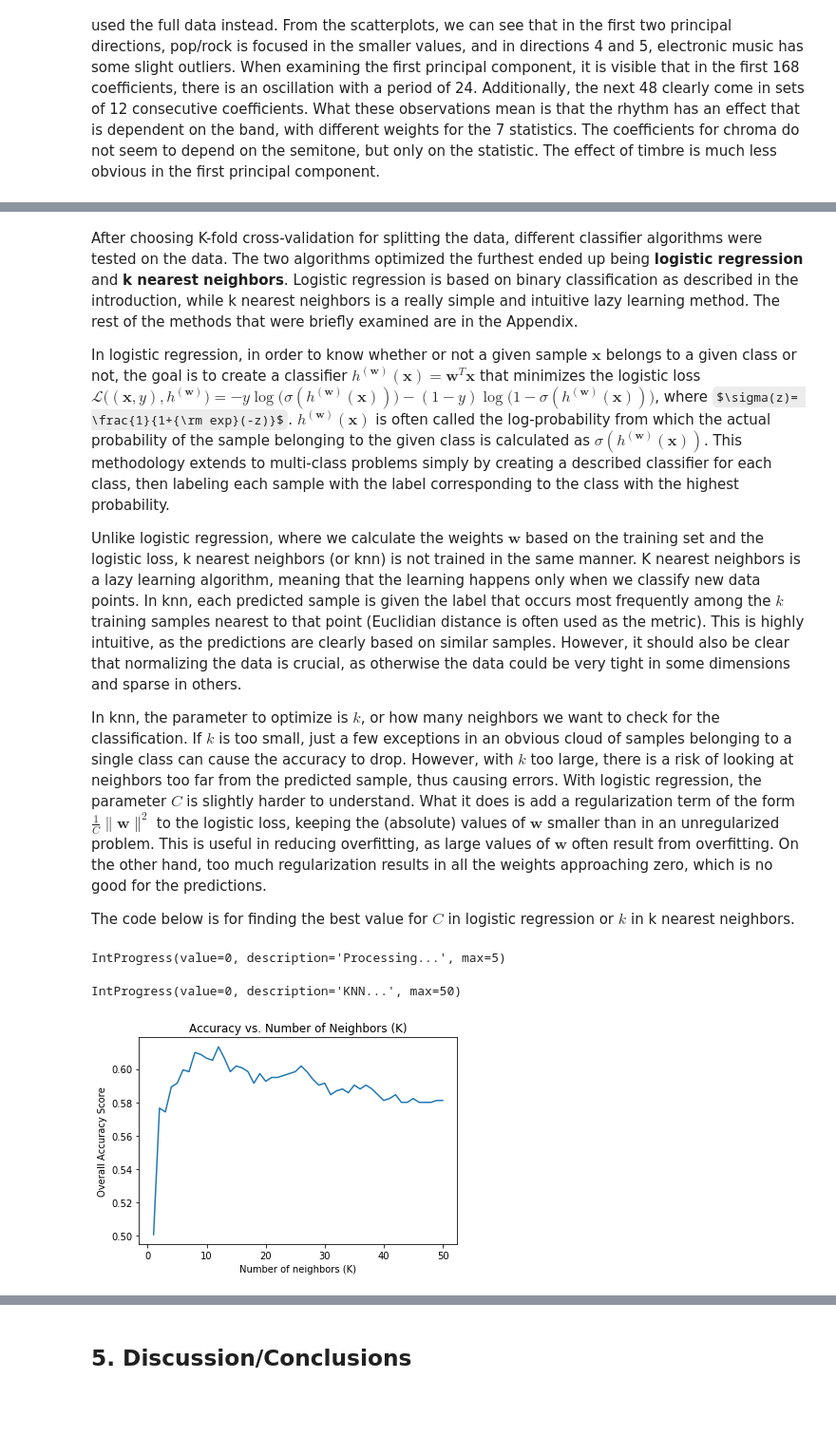
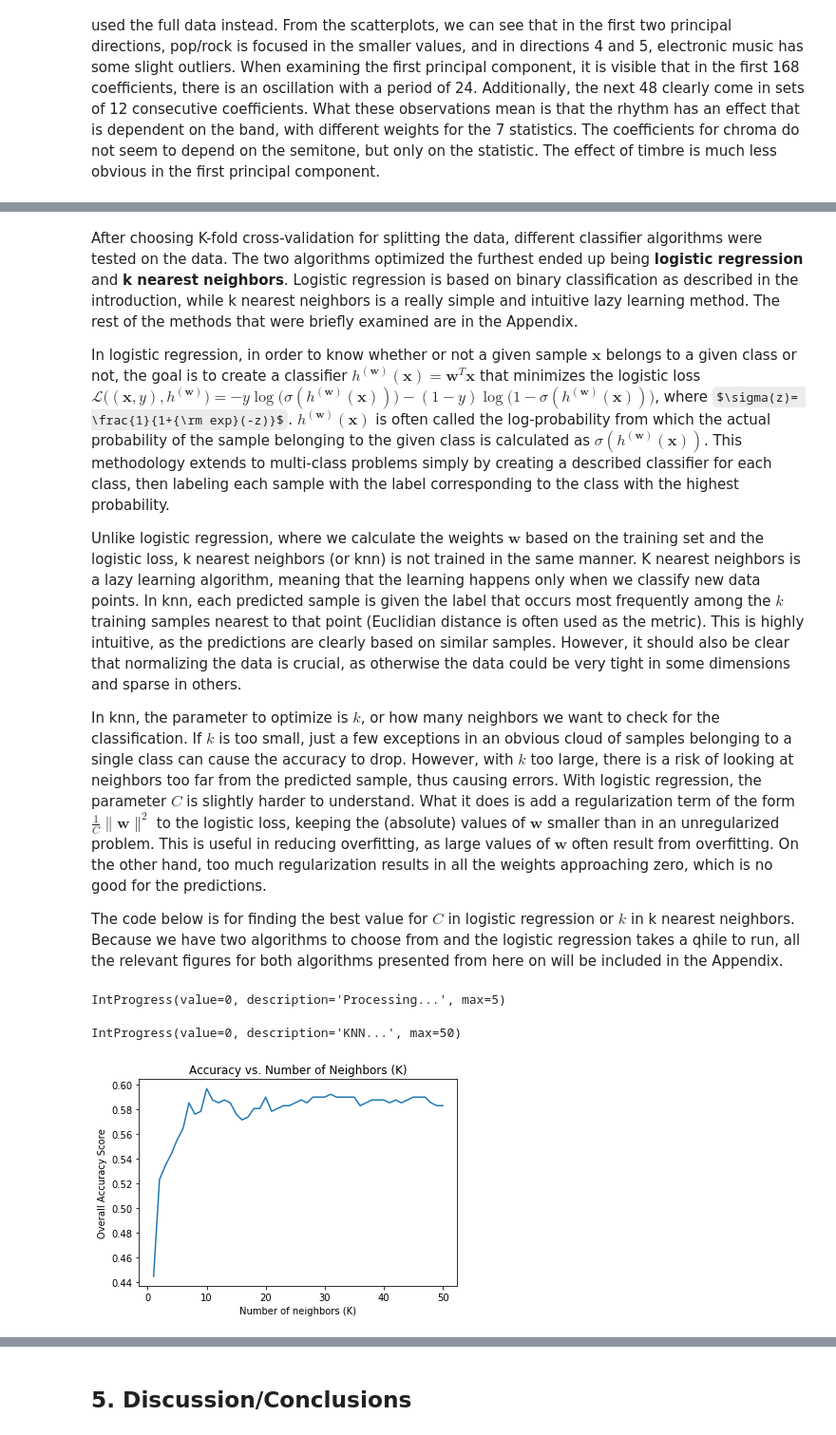
Before and after one commit to abdullahkhan93/MLBP-2018, a Jupyter notebook: Project Report.ipynb, the cells around one changed output, grey strips where cells are left out. Shown at 95% size. Drawn from its saved outputs; the diff is of its cells as text; code cells hidden in the pictures; some formulas as TeX source; blank space fills up the shorter version.

```diff
--- a/Project Report.ipynb
+++ b/Project Report.ipynb
@@ -345,12 +346,12 @@ Unlike logistic regression, where we calculate the weights $\boldsymbol{w}$ base
 
 In knn, the parameter to optimize is $k$, or how many neighbors we want to check for the classification. If $k$ is too small, just a few exceptions in an obvious cloud of samples belonging to a single class can cause the accuracy to drop. However, with $k$ too large, there is a risk of looking at neighbors too far from the predicted sample, thus causing errors. With logistic regression, the parameter $C$ is slightly harder to understand. What it does is add a regularization term of the form $\frac{1}{C} \| \boldsymbol{w} \|^2$ to the logistic loss, keeping the (absolute) values of $\boldsymbol{w}$ smaller than in an unregularized problem. This is useful in reducing overfitting, as large values of $\boldsymbol{w}$ often result from overfitting. On the other hand, too much regularization results in all the weights approaching zero, which is no good for the predictions.
 
-The code below is for finding the best value for $C$ in logistic regression or $k$ in k nearest neighbors.
+The code below is for finding the best value for $C$ in logistic regression or $k$ in k nearest neighbors. Because we have two algorithms to choose from and the logistic regression takes a qhile to run, all the relevant figures for both algorithms presented from here on will be included in the Appendix.
 # %%
 '''
 Classifier choice
 '''
-# Choice of Scaling/Transforming/Normalizing (Default = (1) Logistic Regression, (2) K-Nearest Neighbor)
+# Choice of classifier (Default = (1) Logistic Regression, (2) K-Nearest Neighbor)
 algo_choice = 2
 
 
@@ -364,13 +365,13 @@ display(f1)
 
 if split_choice == 1:
     bestAcc = 0
-    skf = StratifiedKFold(n_splits = 5, shuffle = True)
+    skf = StratifiedKFold(n_splits = 10, shuffle = True, random_state = 7)
     for train_index, test_index in skf.split(XTrainData, YTrainData):
         XTrainSet, XTestSet = XTrainData[train_index], XTrainData[test_index]
         YTrainSet, YTestSet = YTrainData[train_index], YTrainData[test_index]
 
         if algo_choice == 1:
-            classify = LogReg(C = 0.1, max_iter = 7500, solver ='sag', multi_class = 'multinomial', n_jobs = -2)
+            classify = LogReg(C = 0.1, max_iter = 7500, solver ='sag', multi_class = 'multinomial', n_jobs = -2, random_state = 7)
         elif algo_choice == 2:
             classify = KNeighborsClassifier(n_neighbors = 10, n_jobs = -2)
         classify.fit(XTrainSet, YTrainSet.ravel())
@@ -420,7 +421,7 @@ if algo_choice == 1:
 
     while C < 1:
 
-        logreg = LogReg(C = C, max_iter = 7500, solver ='sag', multi_class = 'multinomial', n_jobs = -2)
+        logreg = LogReg(C = C, max_iter = 7500, solver ='sag', multi_class = 'multinomial', n_jobs = -2, random_state = 7)
 
         # Fitting the refined training sets
         logreg.fit(XTrainSet, YTrainSet.ravel())
@@ -442,7 +443,7 @@ if algo_choice == 1:
         score = logreg.score(XTestSet, YTestSet)
         #print('Final Score: ', score, '\n')
 
-        # Set best parameters for alogrithm tuning
+        # Set best parameters for algorithm tuning
         if score >= best_score:
             best_score = score
             best_C = C
@@ -486,32 +487,32 @@ elif algo_choice == 2:
     for k in range(50):
         neigh = KNeighborsClassifier(n_neighbors = k + 1, n_jobs = -2)
         neigh.fit(XTrainSet, YTrainSet.ravel())
         predLabels = neigh.predict(XTestSet)
         conf = confusion_matrix(YTestSet, predLabels)
         accuracy = np.trace(conf) / np.sum(conf)
         k_array.append(k + 1)
         acc.append(accuracy)
         if accuracy >= best_Acc:
             best_Acc = accuracy
             bestK = k
 
         f.value += 1
         #print('Accuracy:', accuracy,'with', k + 1, 'neighbors')
 
     # Terminate progress bar
     f.close()
 
     '''
     Accuracy Plot for multiple KNN Classifications
     '''
     plt.figure()
     plt.plot(k_array, acc)
     plt.xlabel('Number of neighbors (K)')
     plt.ylabel('Overall Accuracy Score')
     plt.title('Accuracy vs. Number of Neighbors (K)')
     plt.show()
 # %% [output]
 IntProgress(value=0, description='Processing...', max=5)
 IntProgress(value=0, description='KNN...', max=50)
-[figure, old version]
+[figure, new version]
 # %% [markdown]
```
Also changed, not shown: parts of 10 cells of this notebook, 6 other files.
